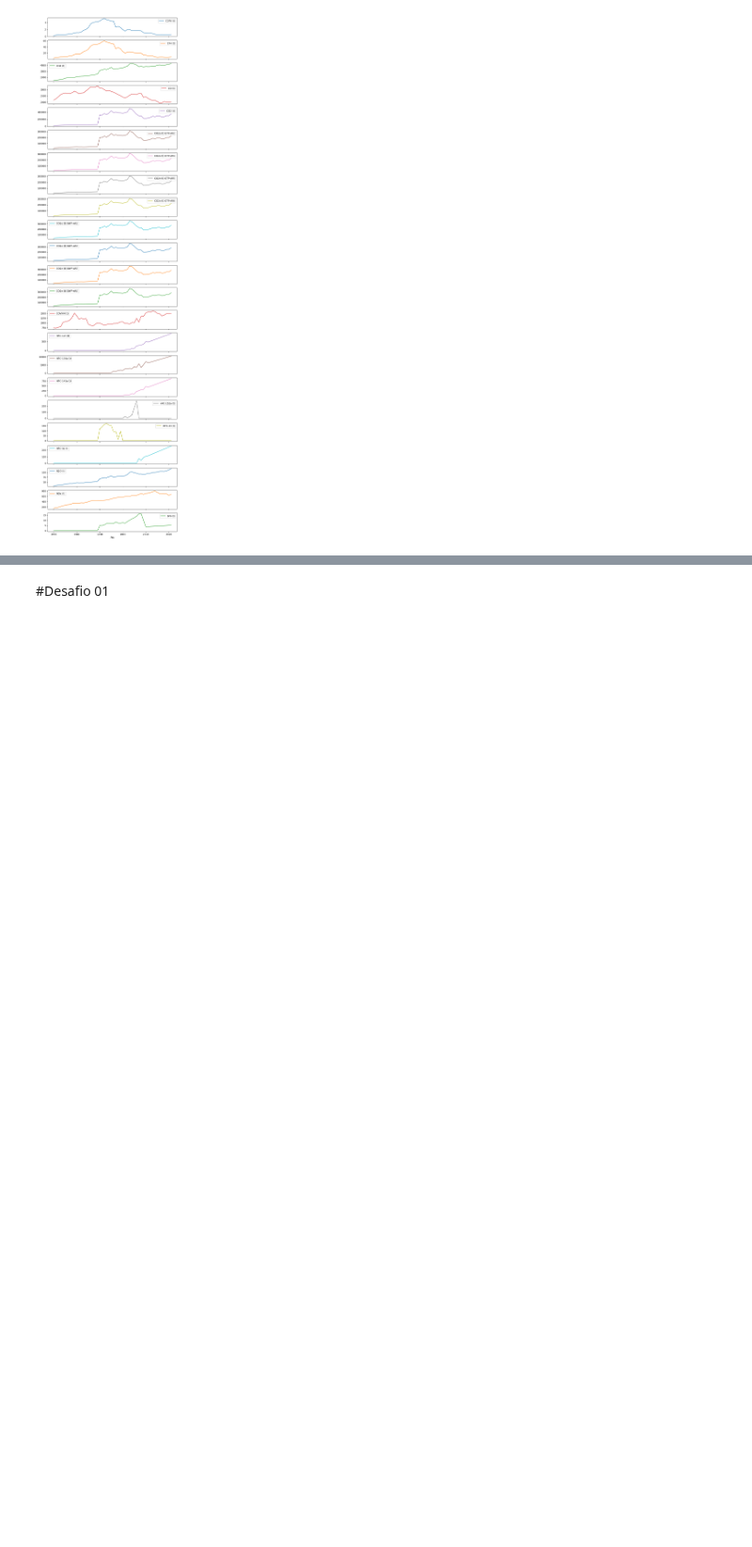
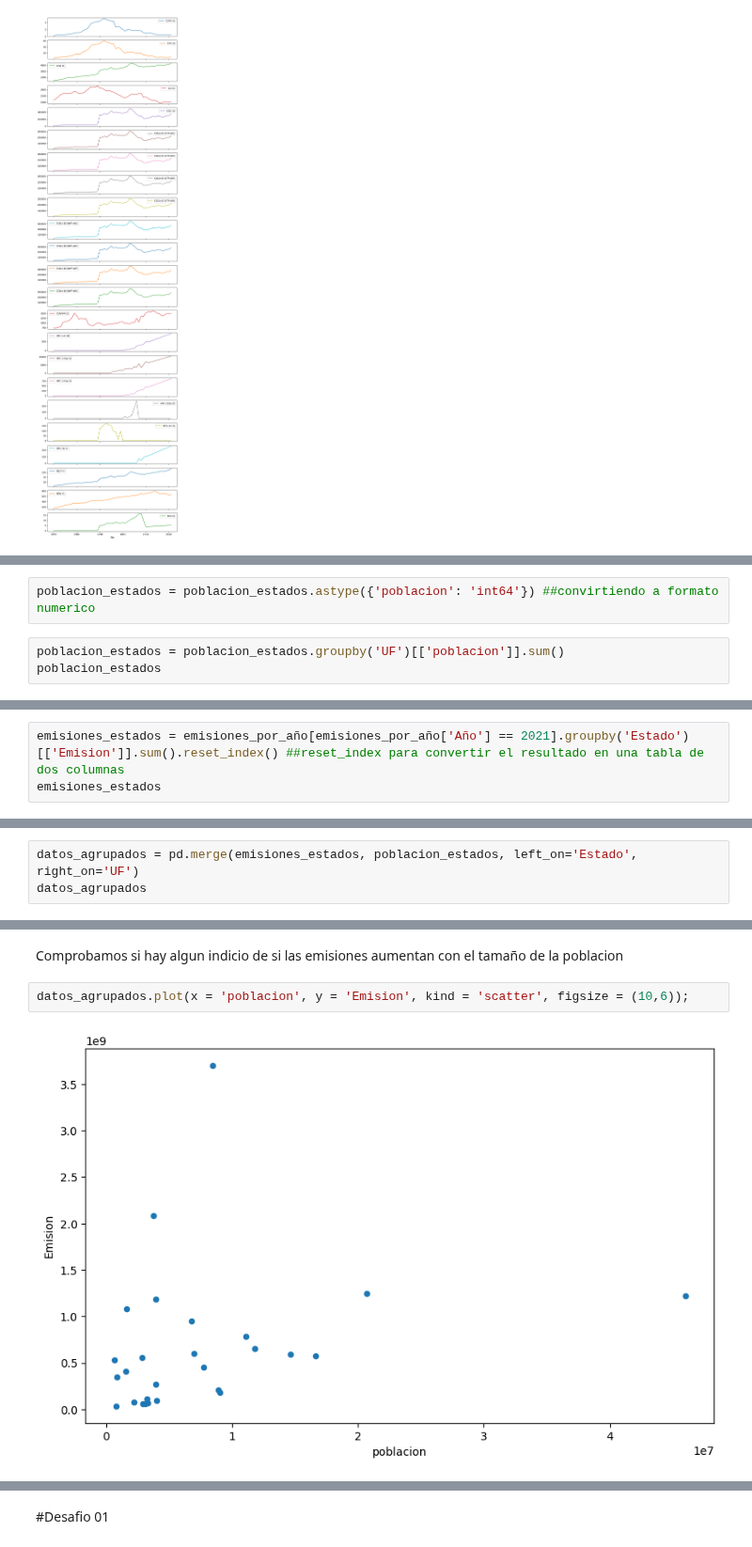
Before and after one commit to Idguerrero333/NOTEBOOKPYTHONINTERACTIVE, a Jupyter notebook: Pandas_seleccionando_y_agrupando_datos.ipynb, the cells around one changed output, grey strips where cells are left out. Shown at 94% size. Cells and saved outputs as stored; diff of their text form; blank space fills up the shorter version.

```diff
--- a/Pandas_seleccionando_y_agrupando_datos.ipynb
+++ b/Pandas_seleccionando_y_agrupando_datos.ipynb
@@ -634,0 +730,5 @@ promedio_emision_anual.plot(subplots=True, figsize=(10,40));
+# %%
+poblacion_estados = poblacion_estados.astype({'poblacion': 'int64'}) ##convirtiendo a formato numerico
+# %%
+poblacion_estados = poblacion_estados.groupby('UF')[['poblacion']].sum()
+poblacion_estados
@@ -634,0 +795,3 @@ promedio_emision_anual.plot(subplots=True, figsize=(10,40));
+# %%
+emisiones_estados = emisiones_por_año[emisiones_por_año['Año'] == 2021].groupby('Estado')[['Emision']].sum().reset_index() ##reset_index para convertir el resultado en una tabla de dos columnas
+emisiones_estados
@@ -634,0 +816,3 @@ promedio_emision_anual.plot(subplots=True, figsize=(10,40));
+# %%
+datos_agrupados = pd.merge(emisiones_estados, poblacion_estados, left_on='Estado', right_on='UF')
+datos_agrupados
@@ -634,0 +837,6 @@ promedio_emision_anual.plot(subplots=True, figsize=(10,40));
+# %% [markdown]
+Comprobamos si hay algun indicio de si las emisiones aumentan con el tamaño de la poblacion
+# %%
+datos_agrupados.plot(x = 'poblacion', y = 'Emision', kind = 'scatter', figsize = (10,6));
+# %% [output]
+[figure, added]
```
Also changed, not shown: parts of 29 cells of this notebook.
